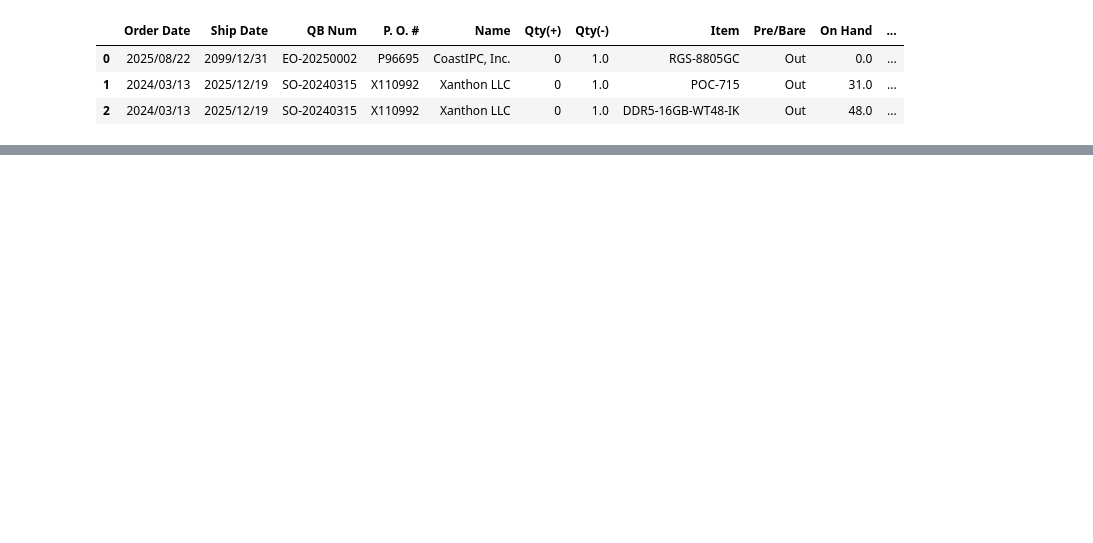
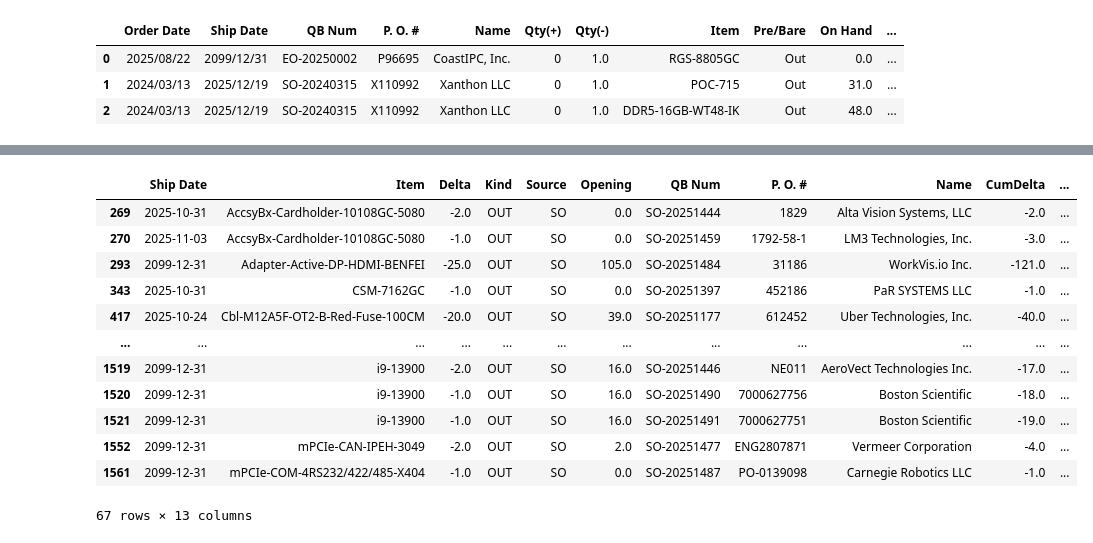
Before and after one commit to playoung2818/POD_NAV, a Jupyter notebook: LT Check(ZC).ipynb, the cells around one changed output, grey strips where cells are left out. Saved outputs shown, nothing was run; the diff lists cells and outputs as text; code cells hidden in the pictures; blank space fills up the shorter version.

```diff
--- a/LT Check(ZC).ipynb
+++ b/LT Check(ZC).ipynb
@@ -3,10 +3,7 @@ import pandas as pd
 import csv
 from sqlalchemy import create_engine
 # Build Supabase engine
-DATABASE_DSN = (
-    "postgresql://postgres.avcznjglmqhmzqtsrlfg:Czheyuan0227@"
-    "aws-0-us-east-2.pooler.supabase.com:6543/postgres?sslmode=require"
-)
+DATABASE_DSN = "postgresql+psycopg://postgres.avcznjglmqhmzqtsrlfg:Czheyuan0227@aws-0-us-east-2.pooler.supabase.com:6543/postgres?sslmode=require"
 engine = create_engine(DATABASE_DSN, pool_pre_ping=True)
 
 replace = pd.read_csv("item name replace.csv")
@@ -26,17 +23,3 @@ SO.head(3)
 | 0 | 2025/08/22 | 2099/12/31 | EO-20250002 | P96695 | CoastIPC, Inc. | 0 | 1.0 | RGS-8805GC | Out | 0.0 | ... |
 | 1 | 2024/03/13 | 2025/12/19 | SO-20240315 | X110992 | Xanthon LLC | 0 | 1.0 | POC-715 | Out | 31.0 | ... |
 | 2 | 2024/03/13 | 2025/12/19 | SO-20240315 | X110992 | Xanthon LLC | 0 | 1.0 | DDR5-16GB-WT48-IK | Out | 48.0 | ... |
-# %%
-NAV= pd.read_sql_table("NT Shipping Schedule", con=engine, schema="public")
-NAV.to_csv('NAV1.csv', index=False)
-
-# 讀取 NAV1 並篩選符合條件的數據
-s50 = []
-
-for _, row in NAV.iterrows():
-    if row['Pre/Bare'] == 'Pre':
-        s50.append(row)
-
-s50 = pd.DataFrame(s50)
-
-s50
@@ -57,21 +25,0 @@ s50
-# %%
-result_lists = []
-for _, original_list in s50.iterrows():
-    # 分割字串
-    product_str = original_list['Description']
-    product_str = product_str.replace('\u00A0', ' ').replace('\u3000', ' ')
-    product_info = product_str.split(', including ')
-    #product_info = original_list[-1].split(', including ')
-    product_info[0] = product_info[0].split(',')[0]  # 產品代碼
-    components = product_info[1].split(', ') if len(product_info) > 1 else []
-    # 建立各組件的新 list
-    for component in components:
-        new_list = original_list.copy()
-        new_list['Item'] = component.strip()
-        result_lists.append(new_list)
-
-    # 加入產品代碼(Machine)
-    new_list_with_product_code = original_list.copy()
-    new_list_with_product_code['Item'] = product_info[0]
-    result_lists.append(new_list_with_product_code)
-result_lists
@@ -145,0 +374,18 @@ with open('NAV1.csv', 'a+', encoding='utf-8', newline="") as csvfile:
+# %%
+ledger, item_summary, violations = build_ledger(SO, NAV_EXP, prefer_wip=True)
+# %%
+violations
+# %% [output]
+|  | Ship Date | Item | Delta | Kind | Source | Opening | QB Num | P. O. # | Name | CumDelta | ... |
+| 269 | 2025-10-31 | AccsyBx-Cardholder-10108GC-5080 | -2.0 | OUT | SO | 0.0 | SO-20251444 | 1829 | Alta Vision Systems, LLC | -2.0 | ... |
+| 270 | 2025-11-03 | AccsyBx-Cardholder-10108GC-5080 | -1.0 | OUT | SO | 0.0 | SO-20251459 | 1792-58-1 | LM3 Technologies, Inc. | -3.0 | ... |
+| 293 | 2099-12-31 | Adapter-Active-DP-HDMI-BENFEI | -25.0 | OUT | SO | 105.0 | SO-20251484 | 31186 | WorkVis.io Inc. | -121.0 | ... |
+| 343 | 2025-10-31 | CSM-7162GC | -1.0 | OUT | SO | 0.0 | SO-20251397 | 452186 | PaR SYSTEMS LLC | -1.0 | ... |
+| 417 | 2025-10-24 | Cbl-M12A5F-OT2-B-Red-Fuse-100CM | -20.0 | OUT | SO | 39.0 | SO-20251177 | 612452 | Uber Technologies, Inc. | -40.0 | ... |
+| ... | ... | ... | ... | ... | ... | ... | ... | ... | ... | ... | ... |
+| 1519 | 2099-12-31 | i9-13900 | -2.0 | OUT | SO | 16.0 | SO-20251446 | NE011 | AeroVect Technologies Inc. | -17.0 | ... |
+| 1520 | 2099-12-31 | i9-13900 | -1.0 | OUT | SO | 16.0 | SO-20251490 | 7000627756 | Boston Scientific | -18.0 | ... |
+| 1521 | 2099-12-31 | i9-13900 | -1.0 | OUT | SO | 16.0 | SO-20251491 | 7000627751 | Boston Scientific | -19.0 | ... |
+| 1552 | 2099-12-31 | mPCIe-CAN-IPEH-3049 | -2.0 | OUT | SO | 2.0 | SO-20251477 | ENG2807871 | Vermeer Corporation | -4.0 | ... |
+| 1561 | 2099-12-31 | mPCIe-COM-4RS232/422/485-X404 | -1.0 | OUT | SO | 0.0 | SO-20251487 | PO-0139098 | Carnegie Robotics LLC | -1.0 | ... |
+67 rows × 13 columns
```
Also changed, not shown: parts of 7 cells of this notebook.
